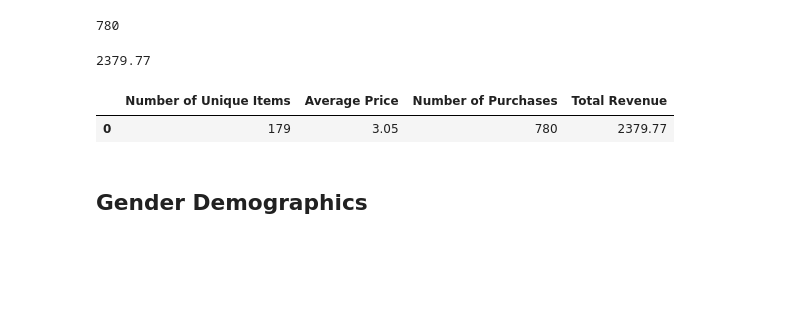
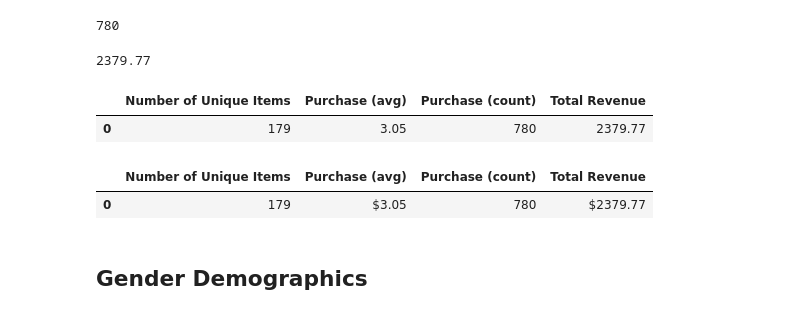
Before and after one commit to dianemarie-public/Online-Purchase-Analysis, a Jupyter notebook: HeroesOfPymoli/HeroesOfPymoli.ipynb, the cells around one changed output. Cells and saved outputs as stored; diff of their text form; code cells hidden in the pictures; blank space fills up the shorter version.

```diff
--- a/HeroesOfPymoli/HeroesOfPymoli.ipynb
+++ b/HeroesOfPymoli/HeroesOfPymoli.ipynb
@@ -70,15 +94,25 @@ total_revenue
 # %%
 # Data Frame for summary of above calculations
 summary_df = pd.DataFrame({
     "Number of Unique Items":[item_count],
-    "Average Price":[avg_price], # HOW DO I FORMAT AVERAGE PRICE TO $0.00?
-    "Number of Purchases":[purchase_count],
+    "Purchase (avg)":[avg_price], # HOW DO I FORMAT AVERAGE PRICE TO $0.00?
+    "Purchase (count)":[purchase_count],
     "Total Revenue":[total_revenue]
 })
 summary_df
 # %% [output]
-|  | Number of Unique Items | Average Price | Number of Purchases | Total Revenue |
+|  | Number of Unique Items | Purchase (avg) | Purchase (count) | Total Revenue |
 | 0 | 179 | 3.05 | 780 | 2379.77 |
+# %%
+# Format the summary_df to currency
+# gender_df.style.format({"Percentage of Players":"{:.2%}"})
+summary_df.style.format({
+    "Purchase (avg)":"${:.2f}",
+    "Total Revenue":"${:.2f}"
+})
+# %% [output]
+|  | Number of Unique Items | Purchase (avg) | Purchase (count) | Total Revenue |
+| 0 | 179 | $3.05 | 780 | $2379.77 |
 # %% [markdown]
 ## Gender Demographics
 # %% [markdown]
```
Also changed, not shown: parts of 15 cells of this notebook.
